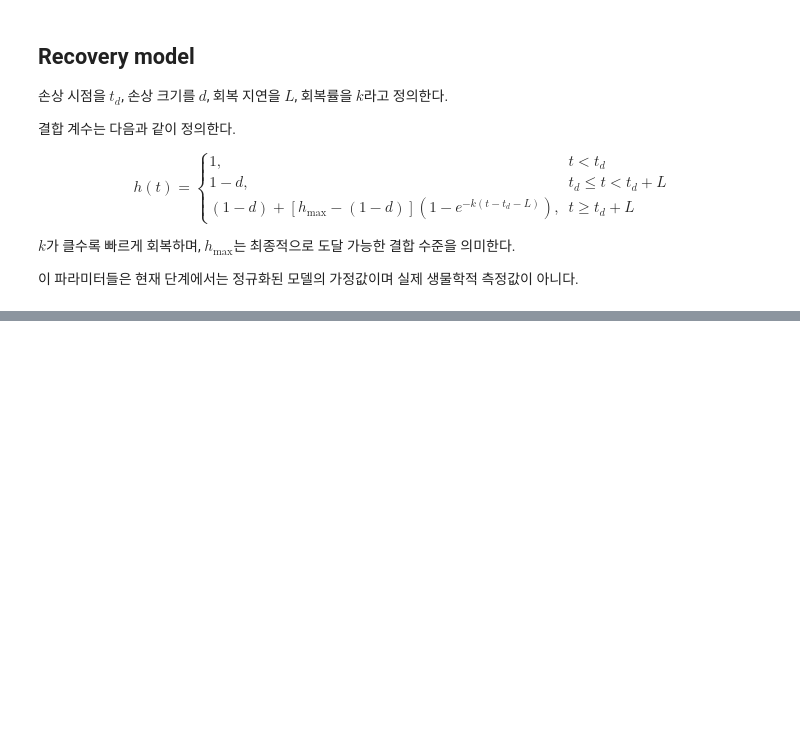
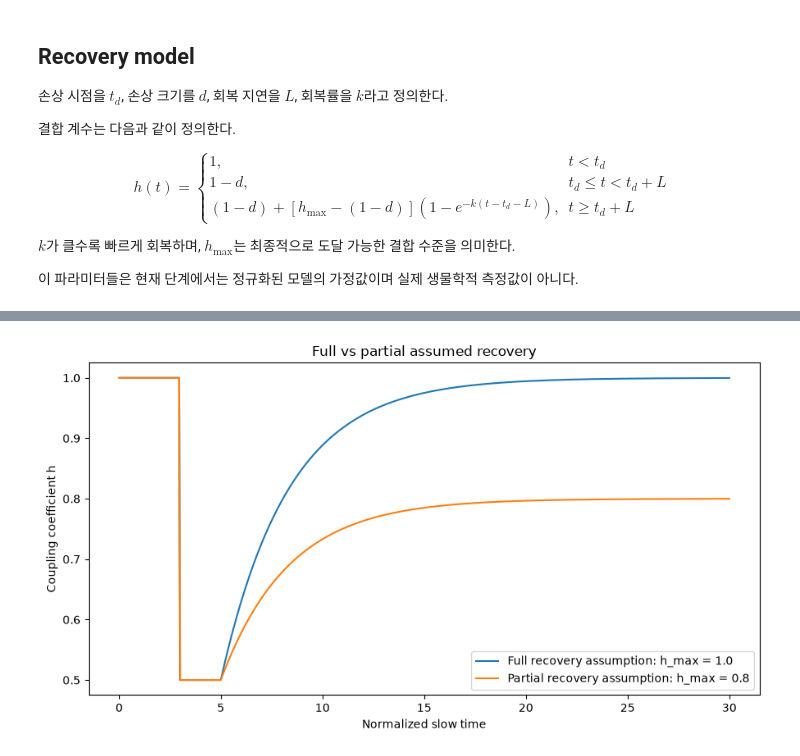
Before and after one commit to minwoo02/neural-interface-signal-recovery, a Jupyter notebook: notebooks/04_biological_recovery_model.ipynb, the cells around one changed output, grey strips where cells are left out. Drawn from its saved outputs; the diff is of its cells as text; code cells hidden in the pictures; blank space fills up the shorter version.

```diff
--- a/notebooks/04_biological_recovery_model.ipynb
+++ b/notebooks/04_biological_recovery_model.ipynb
@@ -108,0 +277,37 @@ IndentationError: expected an indented block after function definition on line 1
+# %%
+#불완전 회복 hmax = 1 이 아닌 hmax = 0.8로
+
+h_partial = coupling(
+    t,
+    damage = 0.5,
+    repair_rate = 0.3,
+    repair_delay=2.0,
+    damage_time=3.0,
+    h_max=0.8
+)
+# %%
+plt.figure(figsize=(9, 5))
+
+plt.plot(
+    t,
+    h_repair,
+    label="Full recovery assumption: h_max = 1.0"
+)
+
+plt.plot(
+    t,
+    h_partial,
+    label="Partial recovery assumption: h_max = 0.8"
+)
+
+plt.xlabel("Normalized slow time")
+plt.ylabel("Coupling coefficient h")
+
+plt.title("Full vs partial assumed recovery")
+
+plt.legend()
+
+plt.tight_layout()
+plt.show()
+# %% [output]
+[figure, added]
```
Also changed, not shown: parts of 10 cells of this notebook.
